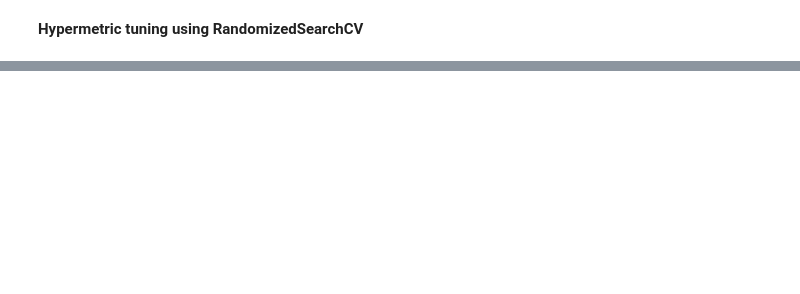
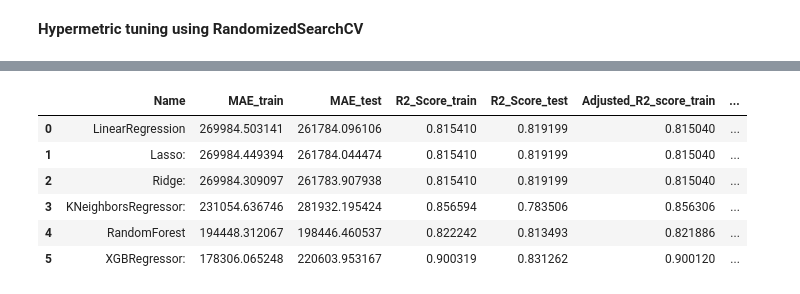
Before and after one commit to adilimam12/Regression-capstone-project2, a Jupyter notebook: TED_Talk_Views_Prediction2_.ipynb, the cells around one changed output, grey strips where cells are left out. Drawn from its saved outputs; the diff is of its cells as text; code cells hidden in the pictures; blank space fills up the shorter version.

```diff
--- a/TED_Talk_Views_Prediction2_.ipynb
+++ b/TED_Talk_Views_Prediction2_.ipynb
@@ -1354,0 +1602,28 @@ Target std: 1102595.71
+# %%
+#Defining all the models
+models = [
+           ['LinearRegression', LinearRegression()],
+           ['Lasso: ', Lasso()],
+           ['Ridge: ', Ridge()],
+           ['KNeighborsRegressor: ',  neighbors.KNeighborsRegressor()],
+           ['RandomForest ',RandomForestRegressor(criterion='mae',max_depth=10,min_samples_leaf=10,min_samples_split=150,n_estimators=100,random_state=None)],
+           ['XGBRegressor: ', xgb.XGBRegressor(base_score=0.5, booster='gbtree',colsample_bytree=1, gamma=0,importance_type='gain', learning_rate=0.1,max_depth=4, min_samples_leaf=50,
+             min_samples_split=100, n_estimators=50)]
+        ]
+# %%
+#Let's run all the models and store the scores
+model_data = []
+for name,curr_model in models :
+    curr_model_data = {}
+    curr_model.random_state = 42
+    curr_model_data["Name"] = name
+    curr_model.fit(X_train,y_train)
+    curr_model_data["MAE_train"] =metrics.mean_absolute_error(y_train, curr_model.predict(X_train))
+    curr_model_data["MAE_test"] =metrics.mean_absolute_error(y_test, curr_model.predict(X_test))
+    curr_model_data["R2_Score_train"] = r2_score(y_train,curr_model.predict(X_train))
+    curr_model_data["R2_Score_test"] = r2_score(y_test,curr_model.predict(X_test))
+    curr_model_data['Adjusted_R2_score_train'] = 1 - (1-(r2_score(y_train,curr_model.predict(X_train))))*(len(y)-1)/(len(y)-X.shape[1]-1)
+    curr_model_data['Adjusted_R2_score_test'] = 1 - (1-(r2_score(y_test,curr_model.predict(X_test))))*(len(y)-1)/(len(y)-X.shape[1]-1)
+    curr_model_data["RMSE_Score_train"] = np.sqrt(mean_squared_error(y_train,curr_model.predict(X_train)))
+    curr_model_data["RMSE_Score_test"] = np.sqrt(mean_squared_error(y_test,curr_model.predict(X_test)))
+    model_data.append(curr_model_data)
@@ -1354,0 +1632,12 @@ Target std: 1102595.71
+# %%
+#printing the results in dataframe
+results_df = pd.DataFrame(model_data)
+results_df
+# %% [output]
+|  | Name | MAE_train | MAE_test | R2_Score_train | R2_Score_test | Adjusted_R2_score_train | ... |
+| 0 | LinearRegression | 269984.503141 | 261784.096106 | 0.815410 | 0.819199 | 0.815040 | ... |
+| 1 | Lasso: | 269984.449394 | 261784.044474 | 0.815410 | 0.819199 | 0.815040 | ... |
+| 2 | Ridge: | 269984.309097 | 261783.907938 | 0.815410 | 0.819199 | 0.815040 | ... |
+| 3 | KNeighborsRegressor: | 231054.636746 | 281932.195424 | 0.856594 | 0.783506 | 0.856306 | ... |
+| 4 | RandomForest | 194448.312067 | 198446.460537 | 0.822242 | 0.813493 | 0.821886 | ... |
+| 5 | XGBRegressor: | 178306.065248 | 220603.953167 | 0.900319 | 0.831262 | 0.900120 | ... |
```
Also changed, not shown: parts of 35 cells of this notebook.
